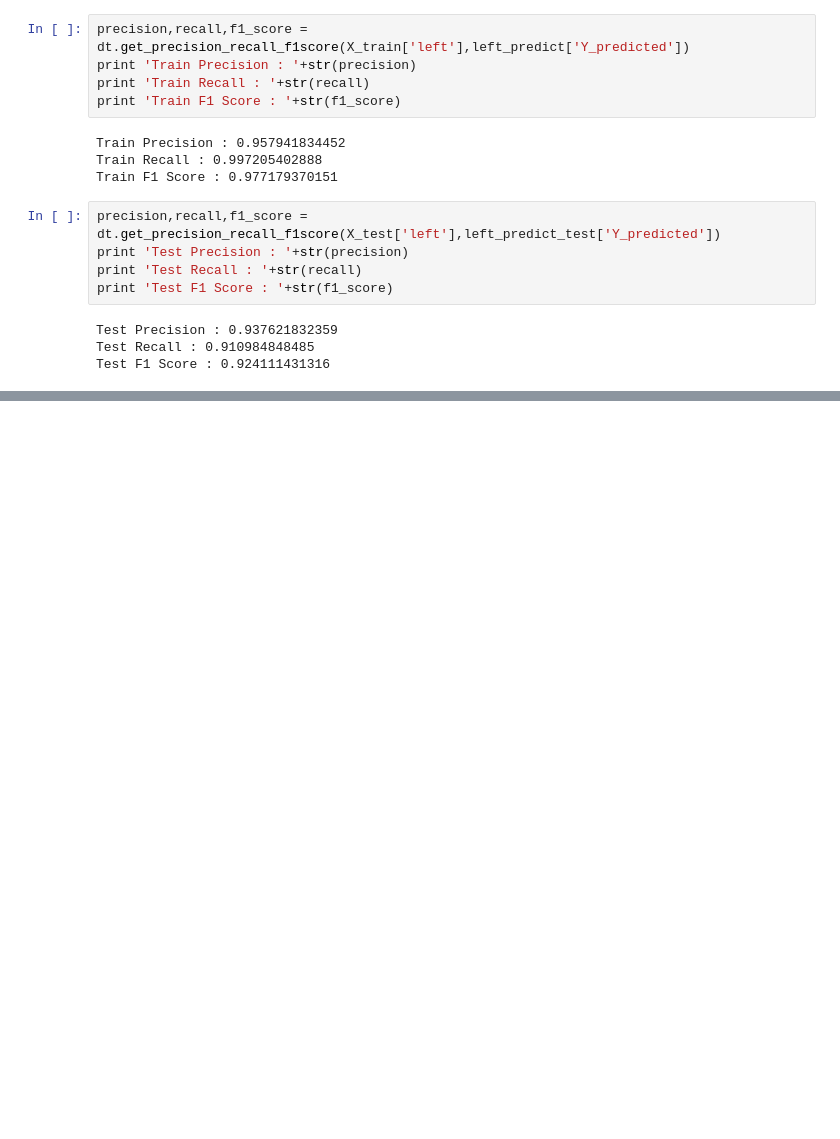
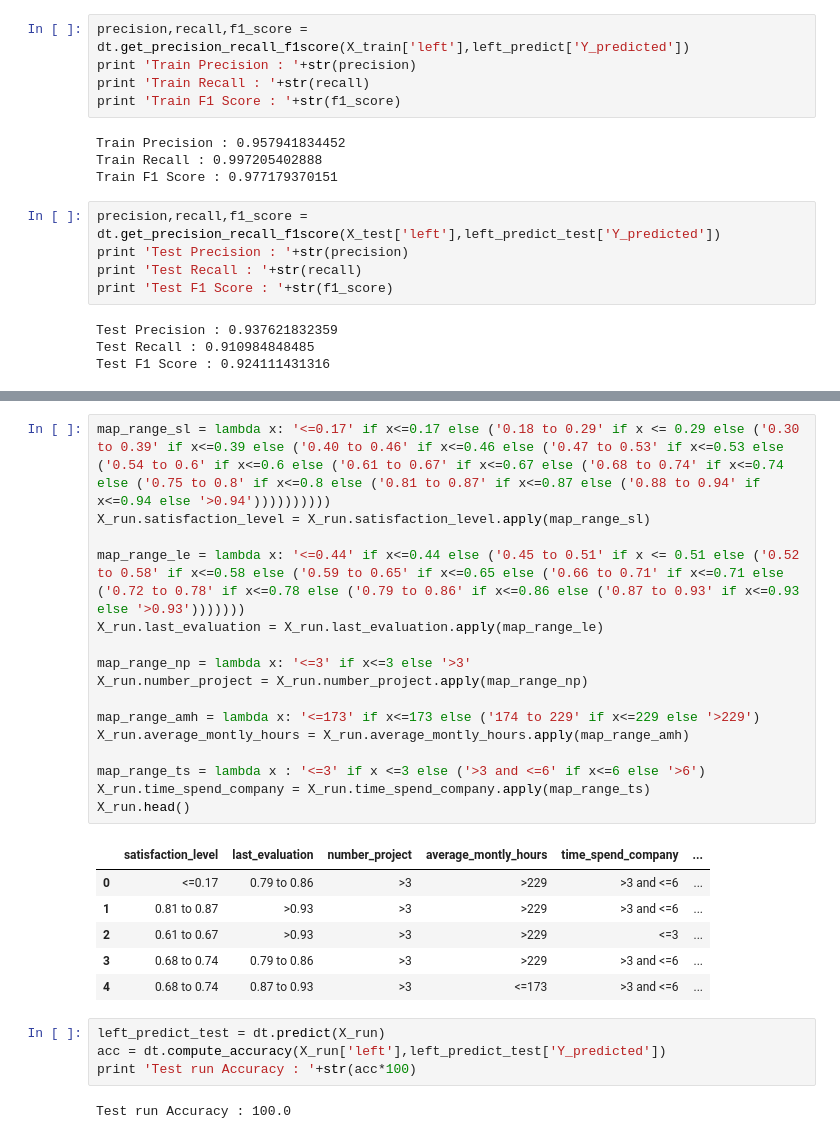
Before and after one commit to tarun0409/decision-tree-classifier, a Jupyter notebook: q-1-2.ipynb, the cells around one changed output, grey strips where cells are left out. Drawn from its saved outputs; the diff is of its cells as text; blank space fills up the shorter version.

```diff
--- a/q-1-2.ipynb
+++ b/q-1-2.ipynb
@@ -356,0 +367,29 @@ Test F1 Score : 0.924111431316
+# %%
+map_range_sl = lambda x: '<=0.17' if x<=0.17 else ('0.18 to 0.29' if x <= 0.29 else ('0.30 to 0.39' if x<=0.39 else ('0.40 to 0.46' if x<=0.46 else ('0.47 to 0.53' if x<=0.53 else ('0.54 to 0.6' if x<=0.6 else ('0.61 to 0.67' if x<=0.67 else ('0.68 to 0.74' if x<=0.74 else ('0.75 to 0.8' if x<=0.8 else ('0.81 to 0.87' if x<=0.87 else ('0.88 to 0.94' if x<=0.94 else '>0.94'))))))))))
+X_run.satisfaction_level = X_run.satisfaction_level.apply(map_range_sl)
+
+map_range_le = lambda x: '<=0.44' if x<=0.44 else ('0.45 to 0.51' if x <= 0.51 else ('0.52 to 0.58' if x<=0.58 else ('0.59 to 0.65' if x<=0.65 else ('0.66 to 0.71' if x<=0.71 else ('0.72 to 0.78' if x<=0.78 else ('0.79 to 0.86' if x<=0.86 else ('0.87 to 0.93' if x<=0.93 else '>0.93')))))))
+X_run.last_evaluation = X_run.last_evaluation.apply(map_range_le)
+
+map_range_np = lambda x: '<=3' if x<=3 else '>3'
+X_run.number_project = X_run.number_project.apply(map_range_np)
+
+map_range_amh = lambda x: '<=173' if x<=173 else ('174 to 229' if x<=229 else '>229')
+X_run.average_montly_hours = X_run.average_montly_hours.apply(map_range_amh)
+
+map_range_ts = lambda x : '<=3' if x <=3 else ('>3 and <=6' if x<=6 else '>6')
+X_run.time_spend_company = X_run.time_spend_company.apply(map_range_ts)
+X_run.head()
+# %% [output]
+|  | satisfaction_level | last_evaluation | number_project | average_montly_hours | time_spend_company | ... |
+| 0 | <=0.17 | 0.79 to 0.86 | >3 | >229 | >3 and <=6 | ... |
+| 1 | 0.81 to 0.87 | >0.93 | >3 | >229 | >3 and <=6 | ... |
+| 2 | 0.61 to 0.67 | >0.93 | >3 | >229 | <=3 | ... |
+| 3 | 0.68 to 0.74 | 0.79 to 0.86 | >3 | >229 | >3 and <=6 | ... |
+| 4 | 0.68 to 0.74 | 0.87 to 0.93 | >3 | <=173 | >3 and <=6 | ... |
+# %%
+left_predict_test = dt.predict(X_run)
+acc = dt.compute_accuracy(X_run['left'],left_predict_test['Y_predicted'])
+print 'Test run Accuracy : '+str(acc*100)
+# %% [output]
+Test run Accuracy : 100.0
```
Also changed, not shown: parts of 1 cell of this notebook, 12 other files.
